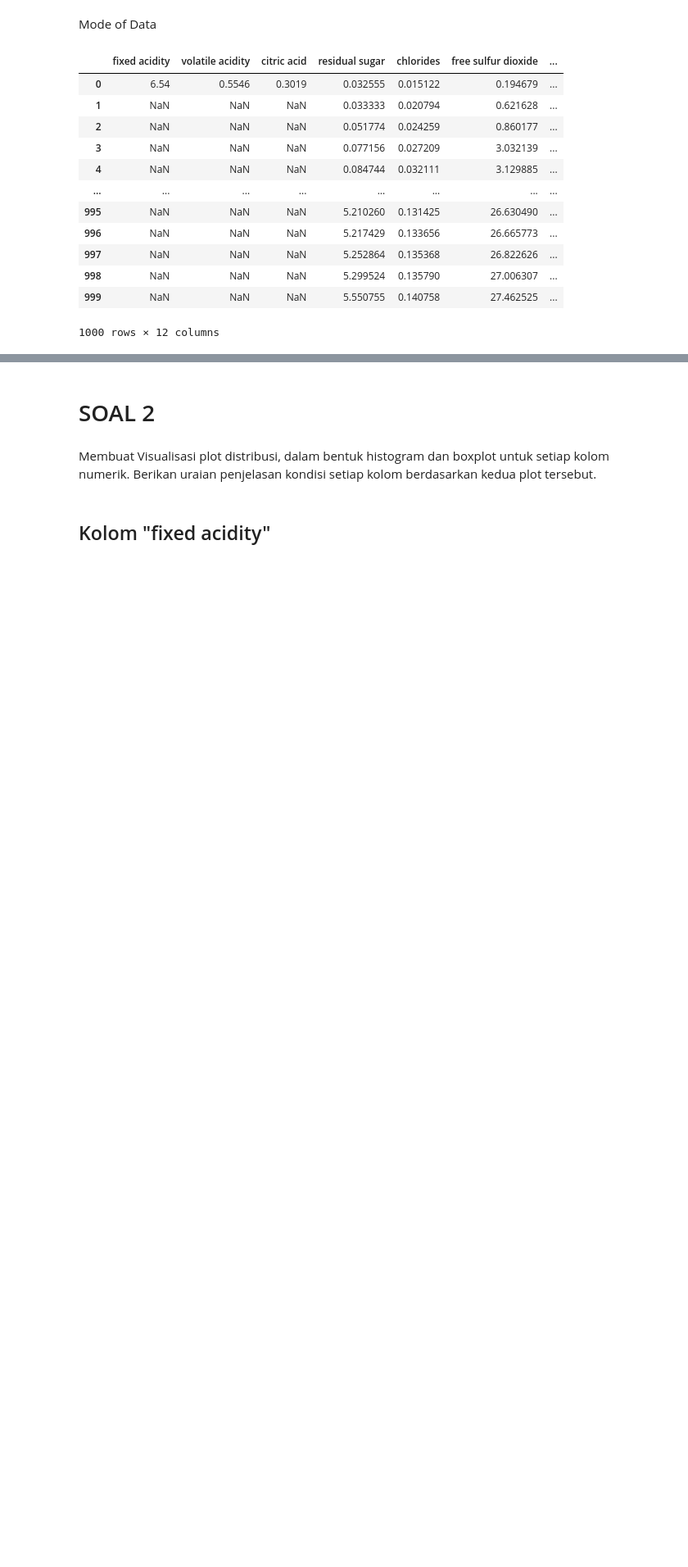
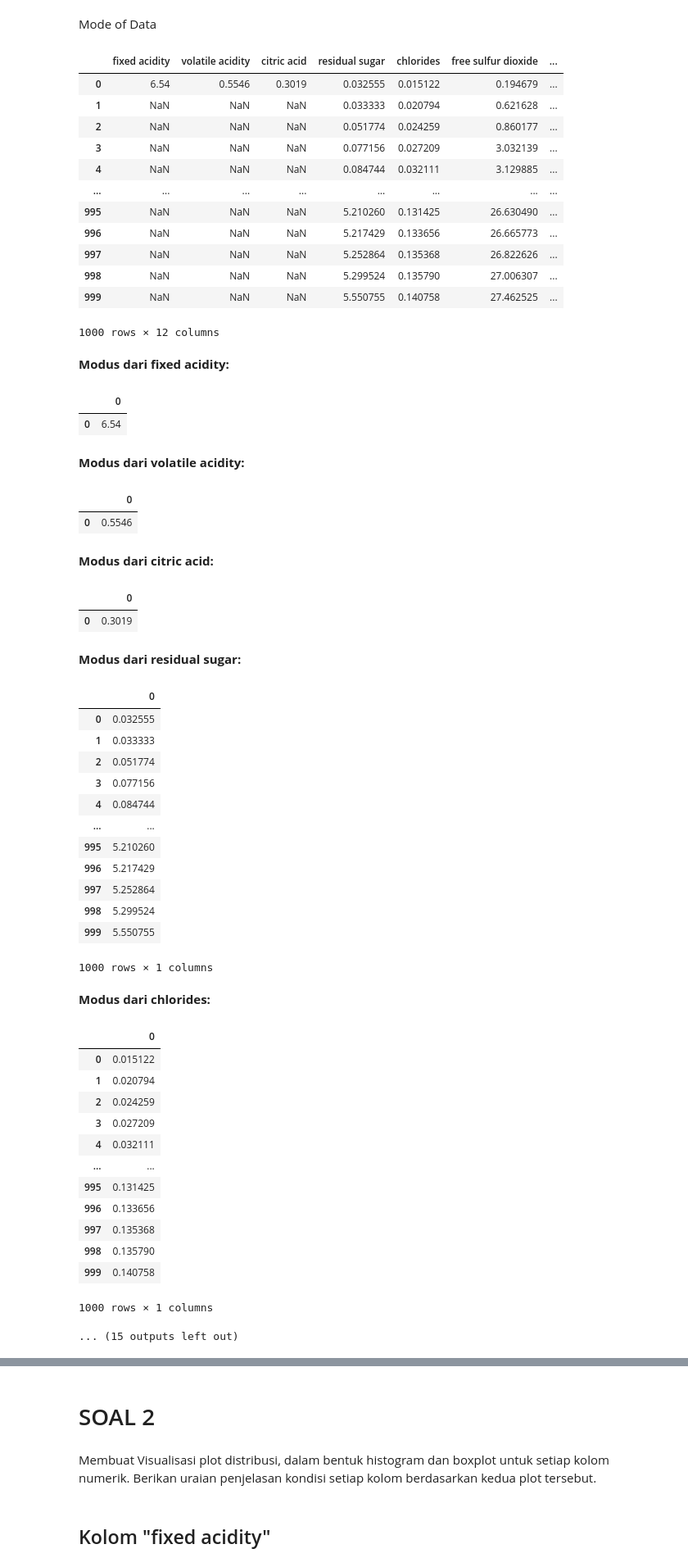
Before and after one commit to MHEN007/Tubes-IF2220-Probabilitas-dan-Statistika, a Jupyter notebook: K03-T1-IF2220-13521004-13521007.ipynb, the cells around one changed output, grey strips where cells are left out. Shown at 82% size. Drawn from its saved outputs; the diff is of its cells as text; code cells hidden in the pictures; blank space fills up the shorter version.

```diff
--- a/K03-T1-IF2220-13521004-13521007.ipynb
+++ b/K03-T1-IF2220-13521004-13521007.ipynb
@@ -247,3 +285,53 @@ df.mode(numeric_only=True, dropna=True)
 | 998 | NaN | NaN | NaN | 5.299524 | 0.135790 | 27.006307 | ... |
 | 999 | NaN | NaN | NaN | 5.550755 | 0.140758 | 27.462525 | ... |
 1000 rows × 12 columns
+# %%
+# Mode
+df['fixed acidity'].mode()
+
+for cols in df:
+    temp = "Modus dari " + cols + ":"
+    display(Markdown(f"**{temp}**"))
+    modus = []
+    for i in df[cols].mode():
+        modus.append(i)
+    display(pd.DataFrame(modus))
+# %% [output]
+**Modus dari fixed acidity:**
+|  | 0 |
+| 0 | 6.54 |
+**Modus dari volatile acidity:**
+|  | 0 |
+| 0 | 0.5546 |
+**Modus dari citric acid:**
+|  | 0 |
+| 0 | 0.3019 |
+**Modus dari residual sugar:**
+|  | 0 |
+| 0 | 0.032555 |
+| 1 | 0.033333 |
+| 2 | 0.051774 |
+| 3 | 0.077156 |
+| 4 | 0.084744 |
+| ... | ... |
+| 995 | 5.210260 |
+| 996 | 5.217429 |
+| 997 | 5.252864 |
+| 998 | 5.299524 |
+| 999 | 5.550755 |
+1000 rows × 1 columns
+**Modus dari chlorides:**
+|  | 0 |
+| 0 | 0.015122 |
+| 1 | 0.020794 |
+| 2 | 0.024259 |
+| 3 | 0.027209 |
+| 4 | 0.032111 |
+| ... | ... |
+| 995 | 0.131425 |
+| 996 | 0.133656 |
+| 997 | 0.135368 |
+| 998 | 0.135790 |
+| 999 | 0.140758 |
+1000 rows × 1 columns
+... (15 outputs left out)
```
Also changed, not shown: parts of 27 cells of this notebook.
